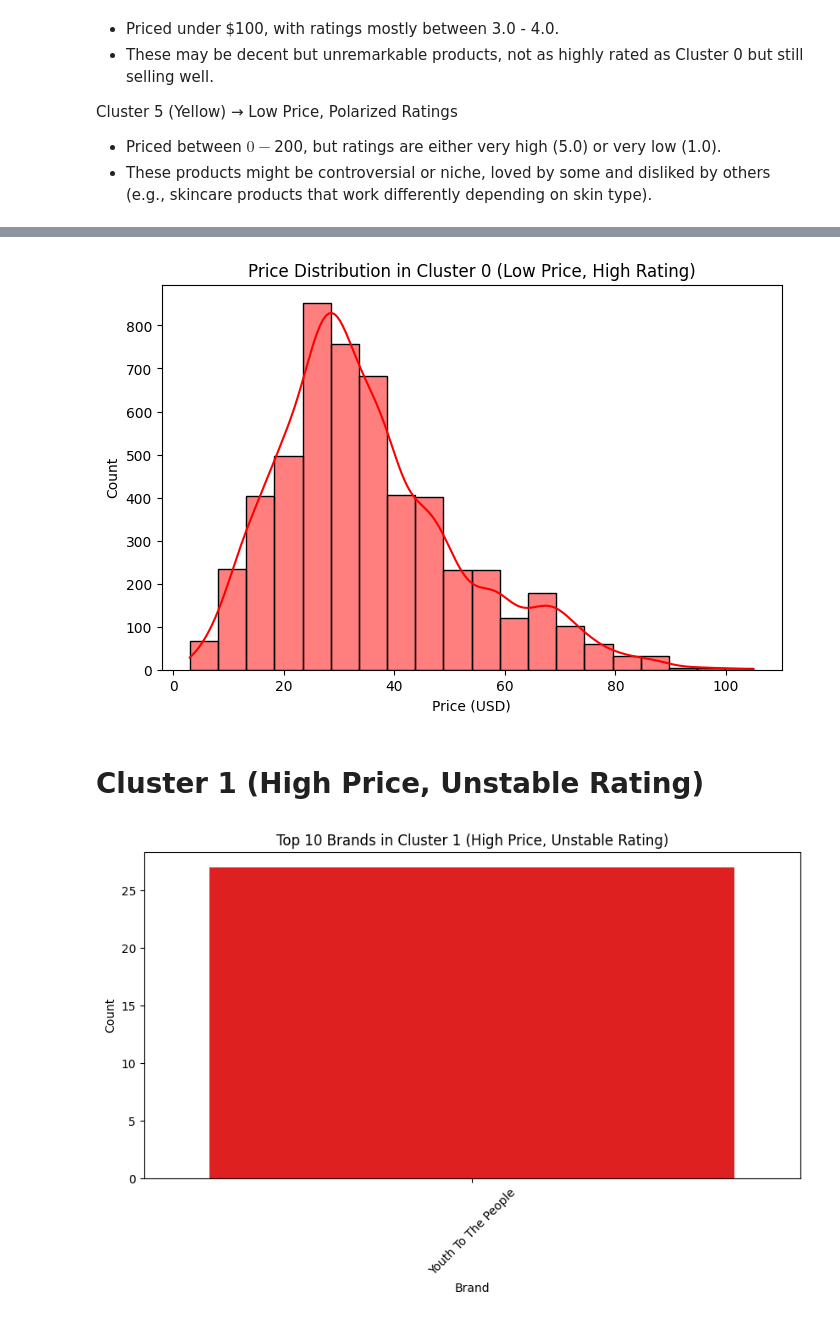
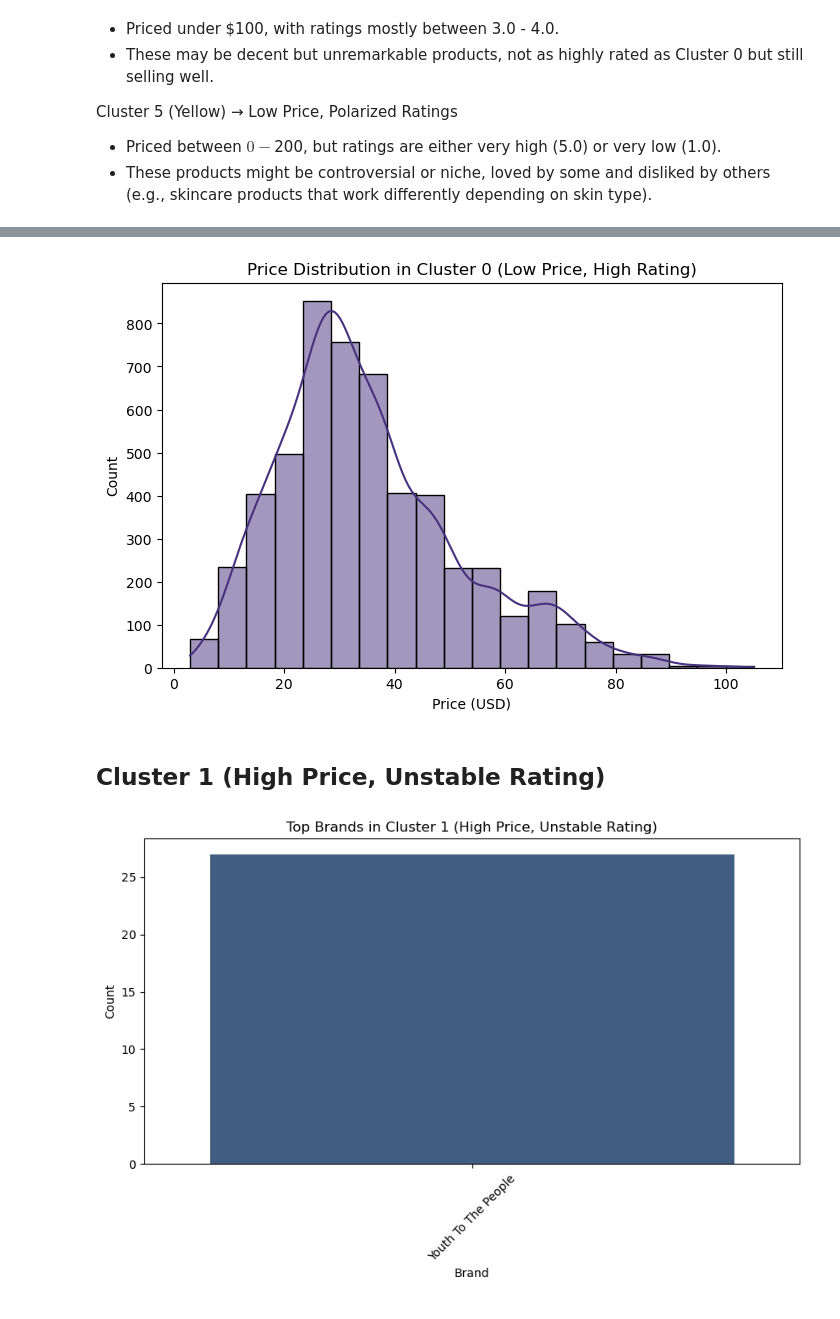
Before and after one commit to r41ss4/rennes_ds, a Jupyter notebook: notebooks_analysis/Clustering.ipynb, the cells around one changed output, grey strips where cells are left out. Cells and saved outputs as stored; diff of their text form; code cells hidden in the pictures.

Commit message:
Updated Clustering notebook according to new cleaning

```diff
--- a/notebooks_analysis/Clustering.ipynb
+++ b/notebooks_analysis/Clustering.ipynb
@@ -7,7 +7,7 @@ import matplotlib.pyplot as plt
 from textblob import TextBlob
 # %%
 # Read df of products
-df_prod = pd.read_csv('https://raw.githubusercontent.com/r41ss4/rennes_ds/refs/heads/main/data/raw/raw_products.csv')
+df_prod = pd.read_csv('https://raw.githubusercontent.com/r41ss4/rennes_ds/refs/heads/main/data/clean/clean_products.csv')
 df_prod.head(5)
 # %% [output]
 |  | product_id | product_name | brand_id | brand_name | loves_count | rating | reviews | size | ... |
@@ -266,3 +79,3 @@ memory usage: 1.7+ MB
 # %%
 # Choosing the features
-features = clean_datan1[['price_usd', 'value_price_usd', 'sale_price_usd','loves_count', 'reviews','rating']]
+features = df_prod[['price_usd', 'value_price_usd', 'sale_price_usd','loves_count', 'reviews','rating']]
@@ -347,4 +149,4 @@ plt.show()
 # %%
 # k is 6 (based on the elbow method result)
 kmeans = KMeans(n_clusters=6, random_state=42)
-clean_datan1['cluster'] = kmeans.fit_predict(scaled_features)
+df_prod['cluster'] = kmeans.fit_predict(scaled_features)
@@ -432,33 +226,29 @@ plt.show()
 # %%
-# Ensure 'price_usd' column exists and is numeric
-clean_datan1['price_usd'] = pd.to_numeric(clean_datan1['price_usd'], errors='coerce')
-cluster_0 = clean_datan1[clean_datan1['cluster'] == 0]
-
-###  Price Distribution in Cluster 0 ###
+# Plot Price Distribution in Cluster 0
 plt.figure(figsize=(8, 5))
-sb.histplot(cluster_0['price_usd'], bins=20, kde=True, color="red")
+sb.histplot(cluster_0['price_usd'], bins=20, kde=True, color=sb.color_palette("viridis")[0])
 plt.xlabel("Price (USD)")
 plt.ylabel("Count")
 plt.title("Price Distribution in Cluster 0 (Low Price, High Rating)")
 plt.show()
 # %% [output]
-[figure, old version]
+[figure, new version]
 # %% [markdown]
-# Cluster 1 (High Price, Unstable Rating)
+## Cluster 1 (High Price, Unstable Rating)
 # %%
-# Filter Cluster 1 (High Price, Unstable Rating)
-cluster_1 = clean_datan1[clean_datan1['cluster'] == 1]
+# Plot Top Brands with Most High-Rated Products
+# Filter Cluster 1 (Low Price, High Rating)
+cluster_1 = df_prod[df_prod['cluster'] == 1]
+top_c1 = cluster_1['brand_name'].value_counts().head(10)
 
-### Plot Top 10 Brands in Cluster 1 ###
-cluster_1= cluster_1['brand_name'].value_counts().head(10)
-
+# Plot Results
 plt.figure(figsize=(10, 5))
-sb.barplot(x=cluster_1.index, y=cluster_1.values, color="red")
+sb.barplot(x=top_c1.index, y=top_c1.values, color=sb.color_palette("viridis")[1])
 plt.xticks(rotation=45)
 plt.xlabel("Brand")
 plt.ylabel("Count")
-plt.title("Top 10 Brands in Cluster 1 (High Price, Unstable Rating)")
+plt.title("Top Brands in Cluster 1 (High Price, Unstable Rating)")
 plt.show()
 # %% [output]
-[figure, old version]
+[figure, new version]
 # %%
```
Also changed, not shown: parts of 56 cells of this notebook.
